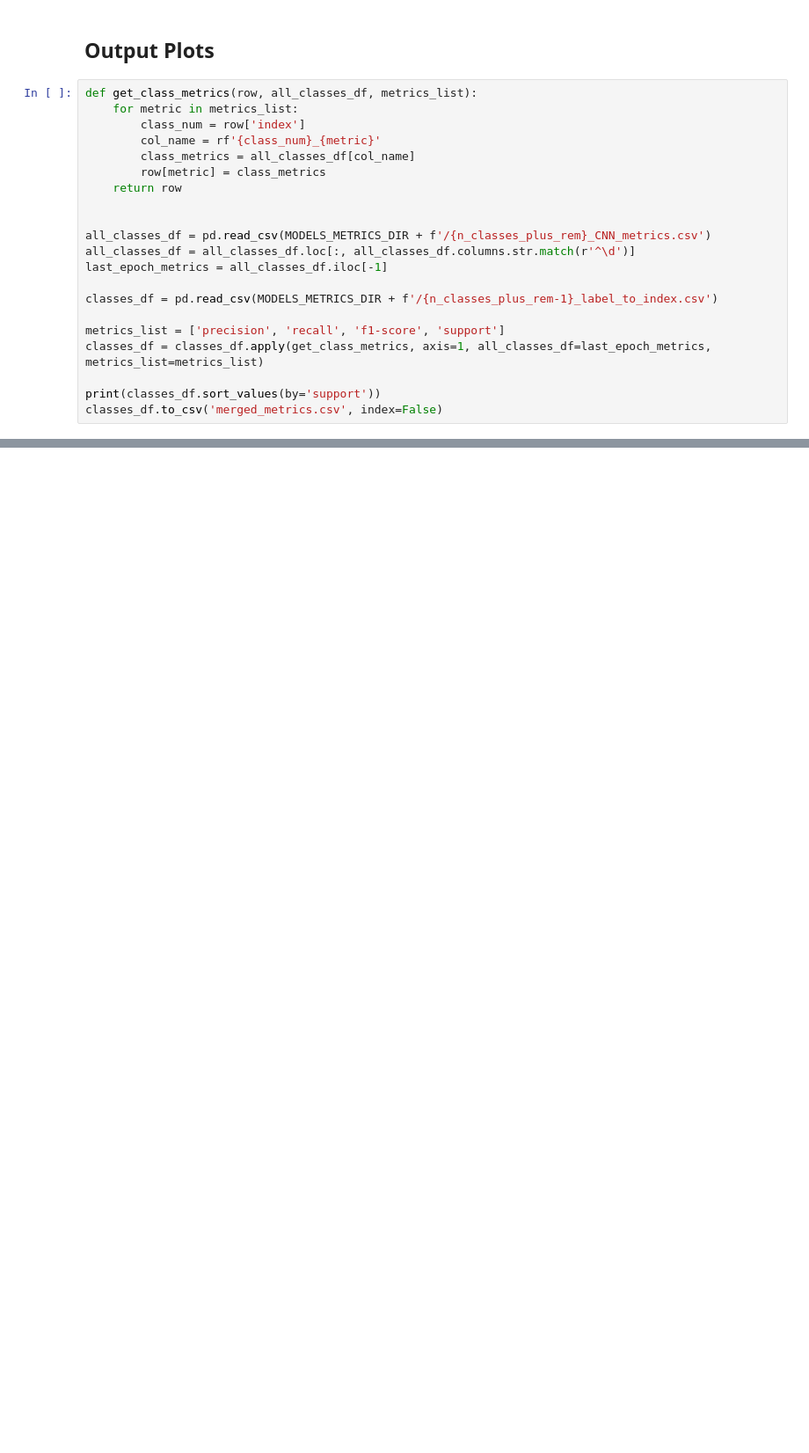
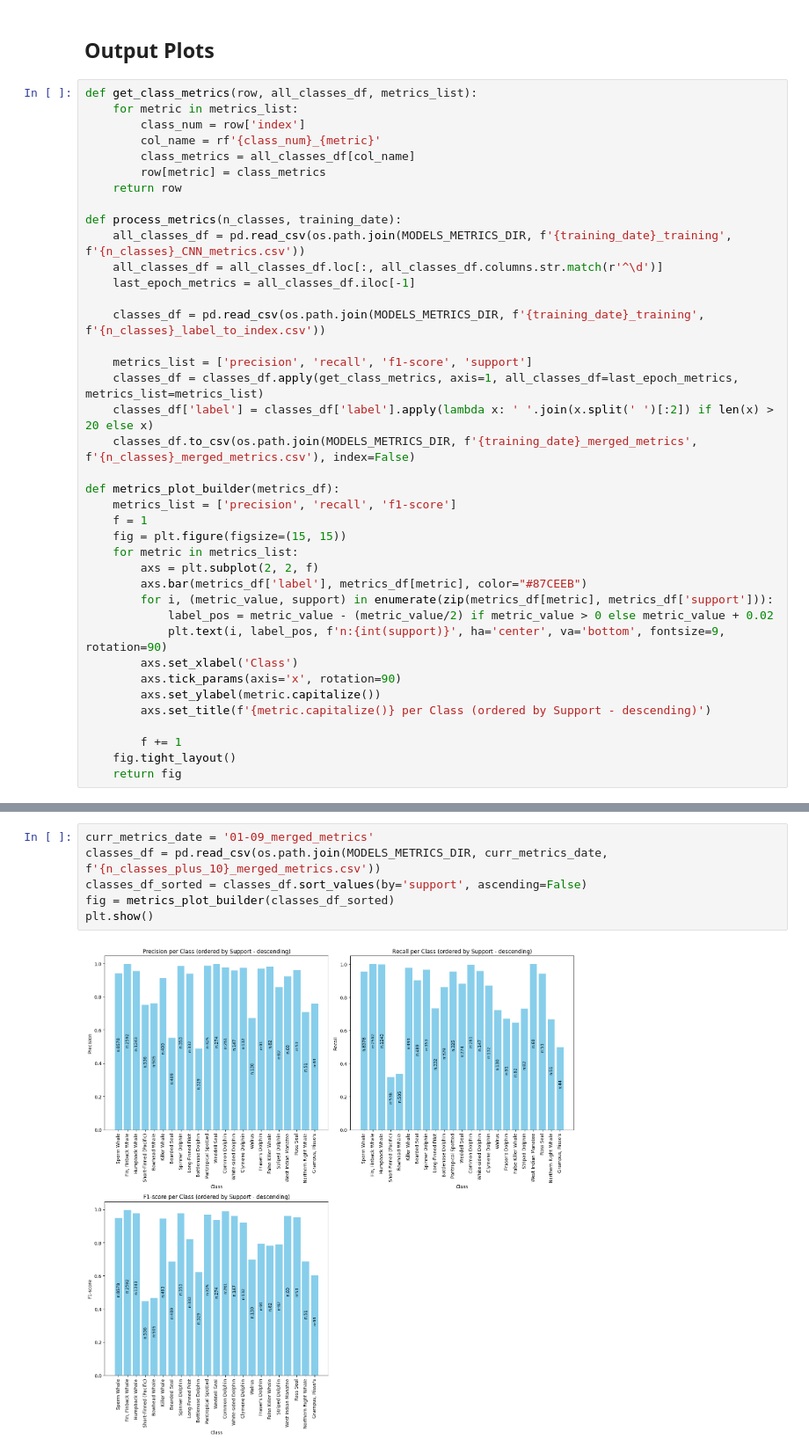
Before and after one commit to VerzaElisa/FewShotLearning, a Jupyter notebook: main.ipynb, the cells around one changed output, grey strips where cells are left out. Shown at 88% size. Saved outputs shown, nothing was run; the diff lists cells and outputs as text; blank space fills up the shorter version.

```diff
--- a/main.ipynb
+++ b/main.ipynb
@@ -90,15 +110,33 @@ def get_class_metrics(row, all_classes_df, metrics_list):
         row[metric] = class_metrics
     return row
 
+def process_metrics(n_classes, training_date):
+    all_classes_df = pd.read_csv(os.path.join(MODELS_METRICS_DIR, f'{training_date}_training', f'{n_classes}_CNN_metrics.csv'))
+    all_classes_df = all_classes_df.loc[:, all_classes_df.columns.str.match(r'^\d')]
+    last_epoch_metrics = all_classes_df.iloc[-1]
 
-all_classes_df = pd.read_csv(MODELS_METRICS_DIR + f'/{n_classes_plus_rem}_CNN_metrics.csv')
-all_classes_df = all_classes_df.loc[:, all_classes_df.columns.str.match(r'^\d')]
-last_epoch_metrics = all_classes_df.iloc[-1]
+    classes_df = pd.read_csv(os.path.join(MODELS_METRICS_DIR, f'{training_date}_training', f'{n_classes}_label_to_index.csv'))
 
-classes_df = pd.read_csv(MODELS_METRICS_DIR + f'/{n_classes_plus_rem-1}_label_to_index.csv')
+    metrics_list = ['precision', 'recall', 'f1-score', 'support']
+    classes_df = classes_df.apply(get_class_metrics, axis=1, all_classes_df=last_epoch_metrics, metrics_list=metrics_list)
+    classes_df['label'] = classes_df['label'].apply(lambda x: ' '.join(x.split(' ')[:2]) if len(x) > 20 else x)
+    classes_df.to_csv(os.path.join(MODELS_METRICS_DIR, f'{training_date}_merged_metrics', f'{n_classes}_merged_metrics.csv'), index=False)
 
-metrics_list = ['precision', 'recall', 'f1-score', 'support']
-classes_df = classes_df.apply(get_class_metrics, axis=1, all_classes_df=last_epoch_metrics, metrics_list=metrics_list)
+def metrics_plot_builder(metrics_df):
+    metrics_list = ['precision', 'recall', 'f1-score']
+    f = 1
+    fig = plt.figure(figsize=(15, 15))
+    for metric in metrics_list:
+        axs = plt.subplot(2, 2, f)
+        axs.bar(metrics_df['label'], metrics_df[metric], color="#87CEEB")
+        for i, (metric_value, support) in enumerate(zip(metrics_df[metric], metrics_df['support'])):
+            label_pos = metric_value - (metric_value/2) if metric_value > 0 else metric_value + 0.02
+            plt.text(i, label_pos, f'n:{int(support)}', ha='center', va='bottom', fontsize=9, rotation=90)
+        axs.set_xlabel('Class')
+        axs.tick_params(axis='x', rotation=90)
+        axs.set_ylabel(metric.capitalize())
+        axs.set_title(f'{metric.capitalize()} per Class (ordered by Support - descending)')
 
-print(classes_df.sort_values(by='support'))
-classes_df.to_csv('merged_metrics.csv', index=False)
+        f += 1
+    fig.tight_layout()
+    return fig
@@ -118,0 +158,8 @@ plt.show()
+# %%
+curr_metrics_date = '01-09_merged_metrics'
+classes_df = pd.read_csv(os.path.join(MODELS_METRICS_DIR, curr_metrics_date, f'{n_classes_plus_10}_merged_metrics.csv'))
+classes_df_sorted = classes_df.sort_values(by='support', ascending=False)
+fig = metrics_plot_builder(classes_df_sorted)
+plt.show()
+# %% [output]
+[figure, added]
```
Also changed, not shown: parts of 11 cells of this notebook, 20 other files.
